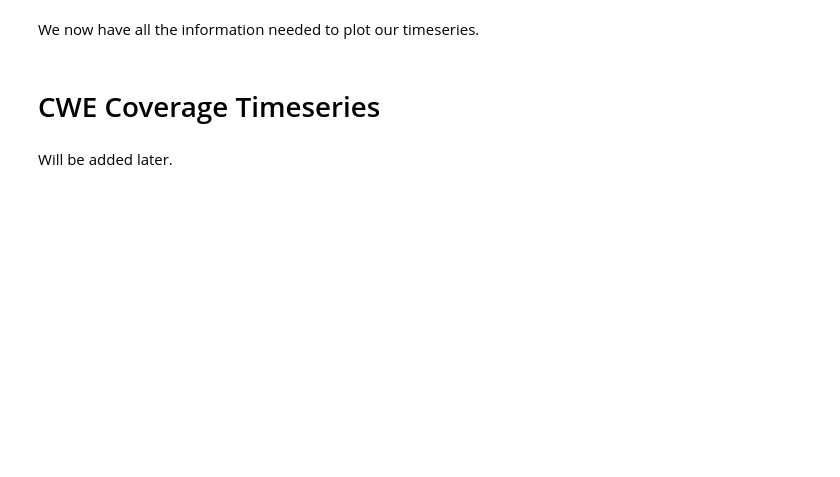
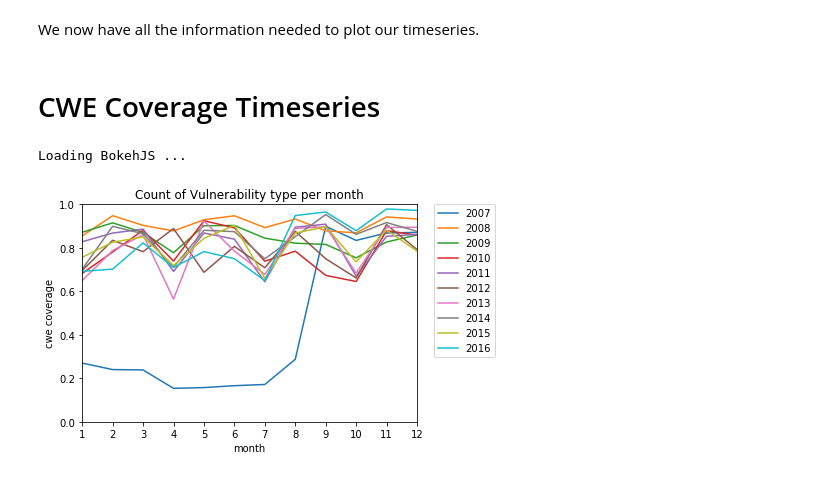
Before and after one commit to sailuh/perceive, a Jupyter notebook: Notebooks/NVD/nvd_introduction.ipynb, the cells around one changed output. Saved outputs shown, nothing was run; the diff lists cells and outputs as text; code cells hidden in the pictures; blank space fills up the shorter version.

```diff
--- a/Notebooks/NVD/nvd_introduction.ipynb
+++ b/Notebooks/NVD/nvd_introduction.ipynb
@@ -182,5 +194,53 @@ nvd_dataframes[4]
 We now have all the information needed to plot our timeseries.
 # %% [markdown]
 # CWE Coverage Timeseries
-# %% [markdown]
-Will be added later.
+# %%
+#imports for histogram
+import numpy as np
+import pandas as pd
+from bokeh.plotting import figure, show
+from bokeh.models import Range1d
+from bokeh.io import output_notebook
+from bokeh.charts import Bar
+import matplotlib.pyplot as plot
+from datetime import datetime
+output_notebook()
+# %% [output]
+Loading BokehJS ...
+# %%
+color_map = {
+'2007': 'red',
+'2008': 'green',
+'2009': 'yellow',
+'2010': 'violet',
+'2011': 'indigo',
+'2012': 'brown',
+'2013': 'black',
+'2014': 'blue',
+'2015': 'orange',
+'2016': 'olive',
+'2017': 'navy',
+}
+
+def create_multi_line(vul):
+    vul_plot = plot.subplot(111)
+    map={}
+    year = 2006;
+    for frame in cwe_coverage_dfs:
+        year+=1;
+        map[year]= frame['cwe_coverage']
+        vul_plot.plot(map[year], label = year )
+    vul_plot.set_ylabel('cwe coverage')
+    vul_plot.set_xlabel('month')
+    vul_plot.legend(bbox_to_anchor=(1.05, 1),loc=2, borderaxespad=0.)
+    vul_plot.set_title("Count of Vulnerability type per month")
+    vul_plot.set_autoscaley_on(False)
+    vul_plot.set_ylim([0,1])
+    vul_plot.set_autoscalex_on(False)
+    vul_plot.set_xlim([1,12])
+    vul_plot.xaxis.set_ticks([1,2,3,4,5,6,7,8,9,10,11,12])
+    plot.show()
+
+create_multi_line(cwe_coverage_dfs)
+# %% [output]
+[figure, added]
```
Also changed, not shown: parts of 15 cells of this notebook, 2 other files.
